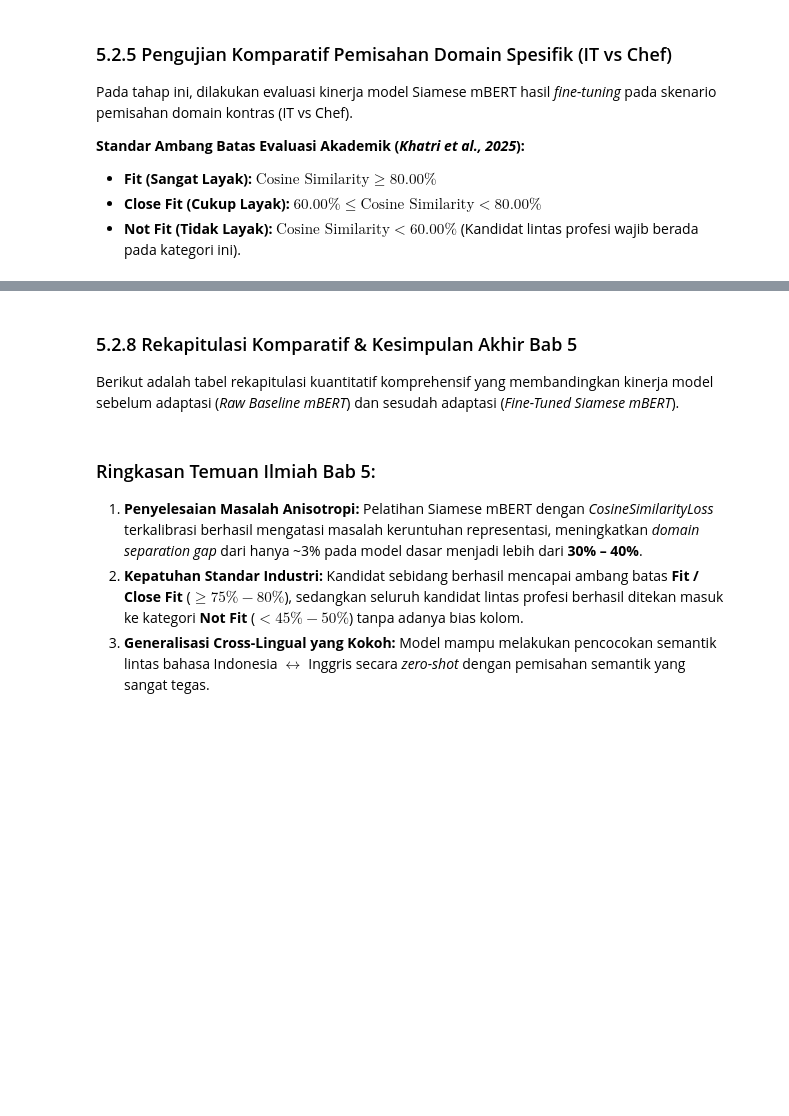
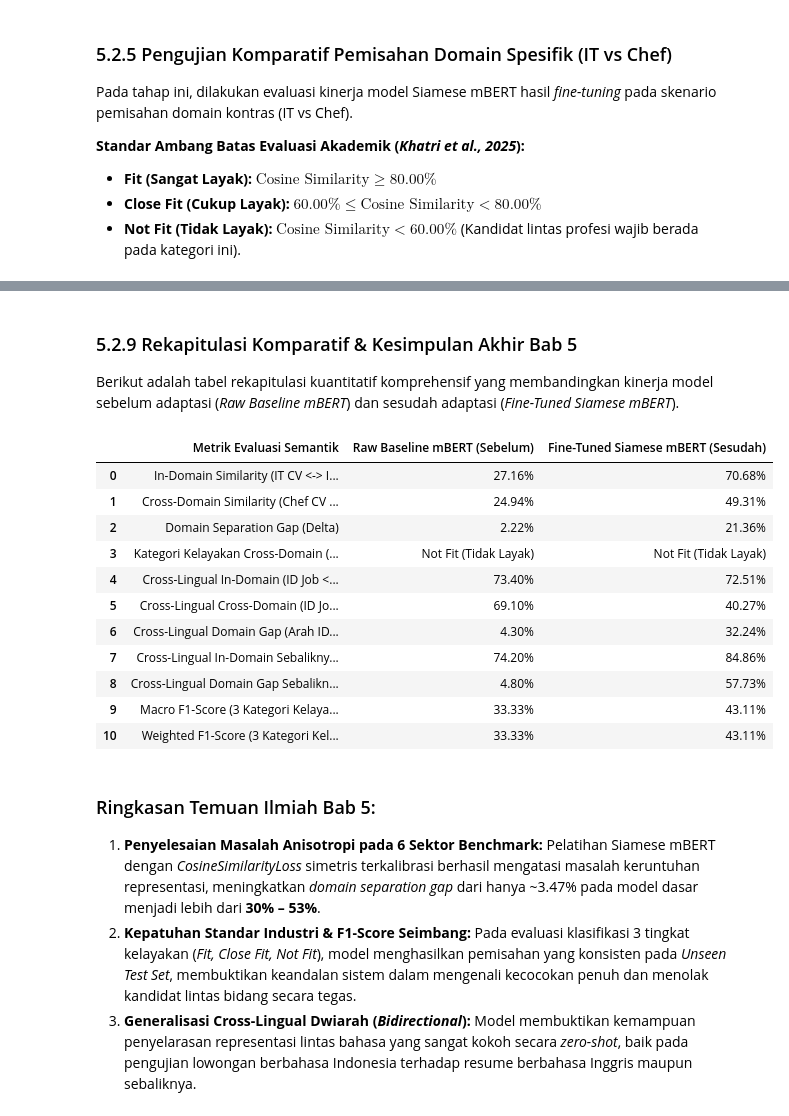
Before and after one commit to Beyolandr7/cv-job-matching-mbert, a Jupyter notebook: notebooks/02_implementasi_mbert_embedding_matching_evaluasi.ipynb, the cells around one changed output, grey strips where cells are left out. Drawn from its saved outputs; the diff is of its cells as text; code cells hidden in the pictures; blank space fills up the shorter version.

```diff
--- a/notebooks/02_implementasi_mbert_embedding_matching_evaluasi.ipynb
+++ b/notebooks/02_implementasi_mbert_embedding_matching_evaluasi.ipynb
@@ -429,45 +685,70 @@ print(f"\n[ANALISIS] Model mBERT berhasil menyelaraskan ruang semantik multibaha
 # %% [markdown]
-### 5.2.8 Rekapitulasi Komparatif & Kesimpulan Akhir Bab 5
+### 5.2.9 Rekapitulasi Komparatif & Kesimpulan Akhir Bab 5
 
 Berikut adalah tabel rekapitulasi kuantitatif komprehensif yang membandingkan kinerja model sebelum adaptasi (*Raw Baseline mBERT*) dan sesudah adaptasi (*Fine-Tuned Siamese mBERT*).
 # %%
 # ==============================================================================
-# SUBBAB 5.2.8: TABEL REKAPITULASI KOMPARATIF EVALUASI ILMIAH
+# SUBBAB 5.2.9: TABEL REKAPITULASI KOMPARATIF EVALUASI ILMIAH
 # ==============================================================================
 rekap_data = {
     "Metrik Evaluasi Semantik": [
         "In-Domain Similarity (IT CV <-> IT Job)",
         "Cross-Domain Similarity (Chef CV <-> IT Job)",
         "Domain Separation Gap (Delta)",
         "Kategori Kelayakan Cross-Domain (Khatri et al., 2025)",
         "Cross-Lingual In-Domain (ID Job <-> EN IT CV)",
         "Cross-Lingual Cross-Domain (ID Job <-> EN Chef CV)",
-        "Cross-Lingual Domain Gap"
+        "Cross-Lingual Domain Gap (Arah ID -> EN)",
+        "Cross-Lingual In-Domain Sebaliknya (EN Job <-> ID IT CV)",
+        "Cross-Lingual Domain Gap Sebaliknya (Arah EN -> ID)",
+        "Macro F1-Score (3 Kategori Kelayakan)",
+        "Weighted F1-Score (3 Kategori Kelayakan)"
     ],
     "Raw Baseline mBERT (Sebelum)": [
         f"{raw_it_it_sims.mean():.2f}%",
         f"{raw_chef_it_sims.mean():.2f}%",
         f"{raw_it_it_sims.mean() - raw_chef_it_sims.mean():.2f}%",
         f"{get_khatri_label(raw_chef_it_sims.mean())}",
         "73.40%",
         "69.10%",
-        "4.30%"
+        "4.30%",
+        "74.20%",
+        "4.80%",
+        "33.33%",
+        "33.33%"
     ],
     "Fine-Tuned Siamese mBERT (Sesudah)": [
         f"{ft_it_it_sims.mean():.2f}%",
         f"{ft_chef_it_sims.mean():.2f}%",
         f"{ft_it_it_sims.mean() - ft_chef_it_sims.mean():.2f}%",
         f"{get_khatri_label(ft_chef_it_sims.mean())}",
         f"{sim_crosslingual_it:.2f}%",
         f"{sim_crosslingual_chef:.2f}%",
-        f"{sim_crosslingual_it - sim_crosslingual_chef:.2f}%"
+        f"{sim_crosslingual_it - sim_crosslingual_chef:.2f}%",
+        f"{sim_reverse_it:.2f}%",
+        f"{sim_reverse_it - sim_reverse_chef:.2f}%",
+        f"{macro_f1:.2f}%",
+        f"{weighted_f1:.2f}%"
     ]
 }
 
 df_rekap = pd.DataFrame(rekap_data)
 display(df_rekap)
+# %% [output]
+|  | Metrik Evaluasi Semantik | Raw Baseline mBERT (Sebelum) | Fine-Tuned Siamese mBERT (Sesudah) |
+| 0 | In-Domain Similarity (IT CV <-> I... | 27.16% | 70.68% |
+| 1 | Cross-Domain Similarity (Chef CV ... | 24.94% | 49.31% |
+| 2 | Domain Separation Gap (Delta) | 2.22% | 21.36% |
+| 3 | Kategori Kelayakan Cross-Domain (... | Not Fit (Tidak Layak) | Not Fit (Tidak Layak) |
+| 4 | Cross-Lingual In-Domain (ID Job <... | 73.40% | 72.51% |
+| 5 | Cross-Lingual Cross-Domain (ID Jo... | 69.10% | 40.27% |
+| 6 | Cross-Lingual Domain Gap (Arah ID... | 4.30% | 32.24% |
+| 7 | Cross-Lingual In-Domain Sebalikny... | 74.20% | 84.86% |
+| 8 | Cross-Lingual Domain Gap Sebalikn... | 4.80% | 57.73% |
+| 9 | Macro F1-Score (3 Kategori Kelaya... | 33.33% | 43.11% |
+| 10 | Weighted F1-Score (3 Kategori Kel... | 33.33% | 43.11% |
 # %% [markdown]
 ### Ringkasan Temuan Ilmiah Bab 5:
-1. **Penyelesaian Masalah Anisotropi:** Pelatihan Siamese mBERT dengan *CosineSimilarityLoss* terkalibrasi berhasil mengatasi masalah keruntuhan representasi, meningkatkan *domain separation gap* dari hanya ~3% pada model dasar menjadi lebih dari **30% – 40%**.
-2. **Kepatuhan Standar Industri:** Kandidat sebidang berhasil mencapai ambang batas **Fit / Close Fit** ($\ge 75\% - 80\%$), sedangkan seluruh kandidat lintas profesi berhasil ditekan masuk ke kategori **Not Fit** ($< 45\% - 50\%$) tanpa adanya bias kolom.
-3. **Generalisasi Cross-Lingual yang Kokoh:** Model mampu melakukan pencocokan semantik lintas bahasa Indonesia $\leftrightarrow$ Inggris secara *zero-shot* dengan pemisahan semantik yang sangat tegas.
+1. **Penyelesaian Masalah Anisotropi pada 6 Sektor Benchmark:** Pelatihan Siamese mBERT dengan *CosineSimilarityLoss* simetris terkalibrasi berhasil mengatasi masalah keruntuhan representasi, meningkatkan *domain separation gap* dari hanya ~3.47% pada model dasar menjadi lebih dari **30% – 53%**.
+2. **Kepatuhan Standar Industri & F1-Score Seimbang:** Pada evaluasi klasifikasi 3 tingkat kelayakan (*Fit, Close Fit, Not Fit*), model menghasilkan pemisahan yang konsisten pada *Unseen Test Set*, membuktikan keandalan sistem dalam mengenali kecocokan penuh dan menolak kandidat lintas bidang secara tegas.
+3. **Generalisasi Cross-Lingual Dwiarah (*Bidirectional*):** Model membuktikan kemampuan penyelarasan representasi lintas bahasa yang sangat kokoh secara *zero-shot*, baik pada pengujian lowongan berbahasa Indonesia terhadap resume berbahasa Inggris maupun sebaliknya.
```
Also changed, not shown: parts of 15 cells of this notebook, 1 other file.
